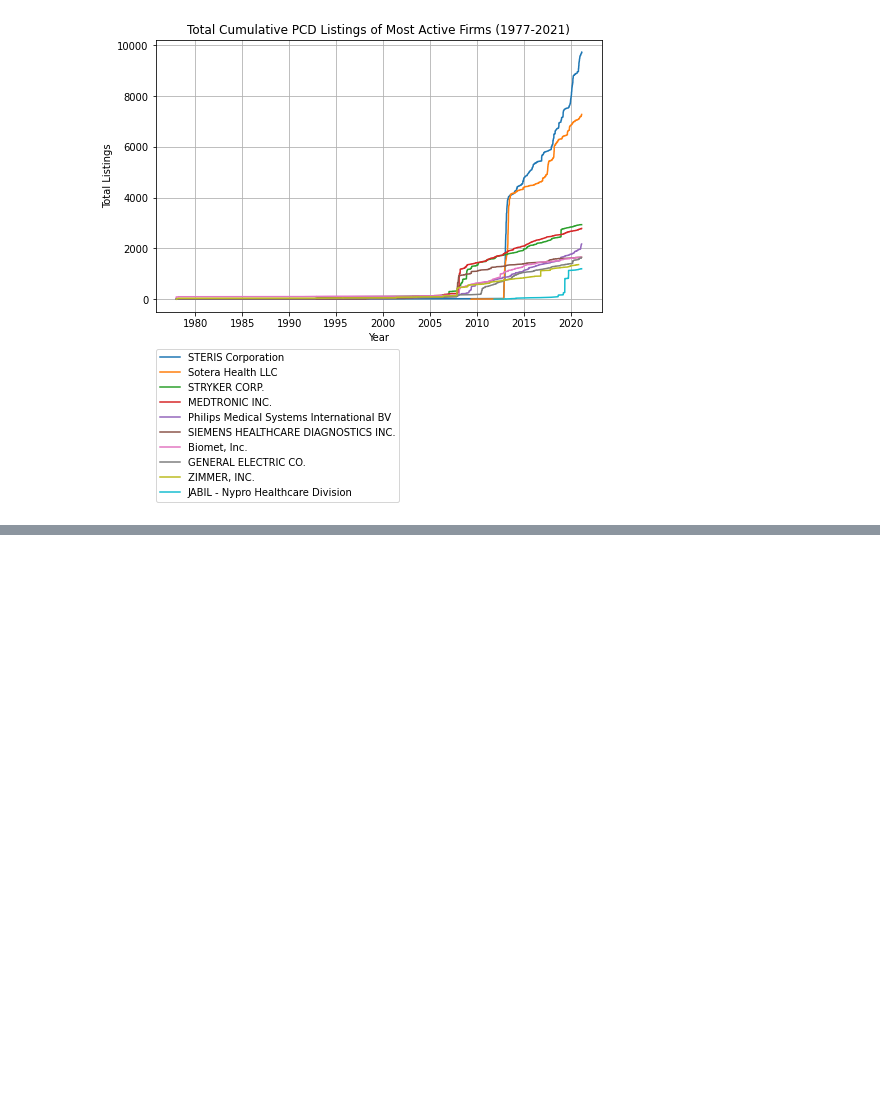
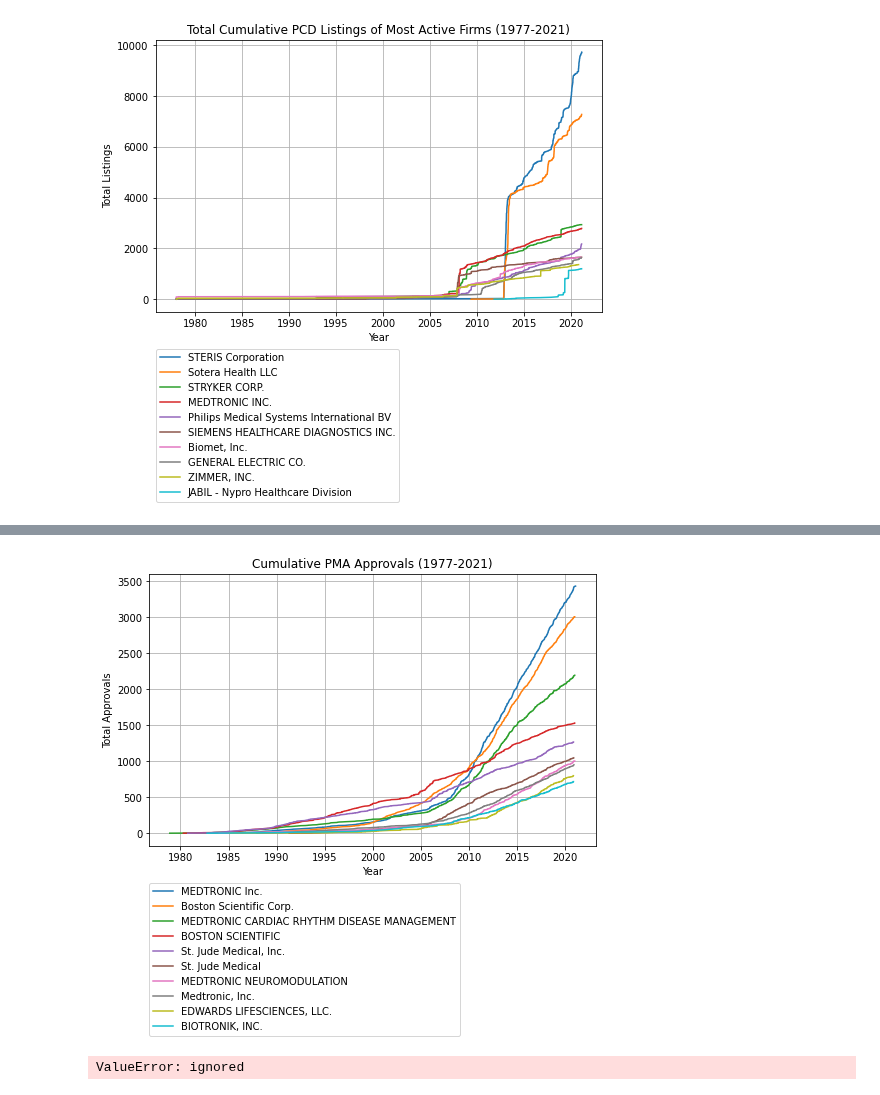
Before and after one commit to BriceB-20/Medical-Device-Project, a Jupyter notebook: Industry_Analysis.ipynb, the cells around one changed output, grey strips where cells are left out. Drawn from its saved outputs; the diff is of its cells as text; code cells hidden in the pictures; blank space fills up the shorter version.

```diff
--- a/Industry_Analysis.ipynb
+++ b/Industry_Analysis.ipynb
@@ -444,0 +518,12 @@ pcd_activity_popular(full_pcd, "Total Cumulative PCD Listings of Most Active Fir
+# %%
+pma_activity_popular(pma.loc[pma["DATERECEIVED"] > datetime(1977, 1, 1)],
+                     "Cumulative PMA Approvals (1977-2021)",
+                     firm_data=True)
+# %% [output]
+[figure, added]
+# %%
+pma_activity_popular(pma.loc[pma["DATERECEIVED"] > datetime(1977, 1, 1) and pma["DATERECEIVED"] < datetime(2000, 1, 1)],
+                     "Cumulative PMA Approvals (1977-2000)",
+                     firm_data=True)
+# %% [output]
+ValueError: ignored
```
Also changed, not shown: parts of 19 cells of this notebook.
